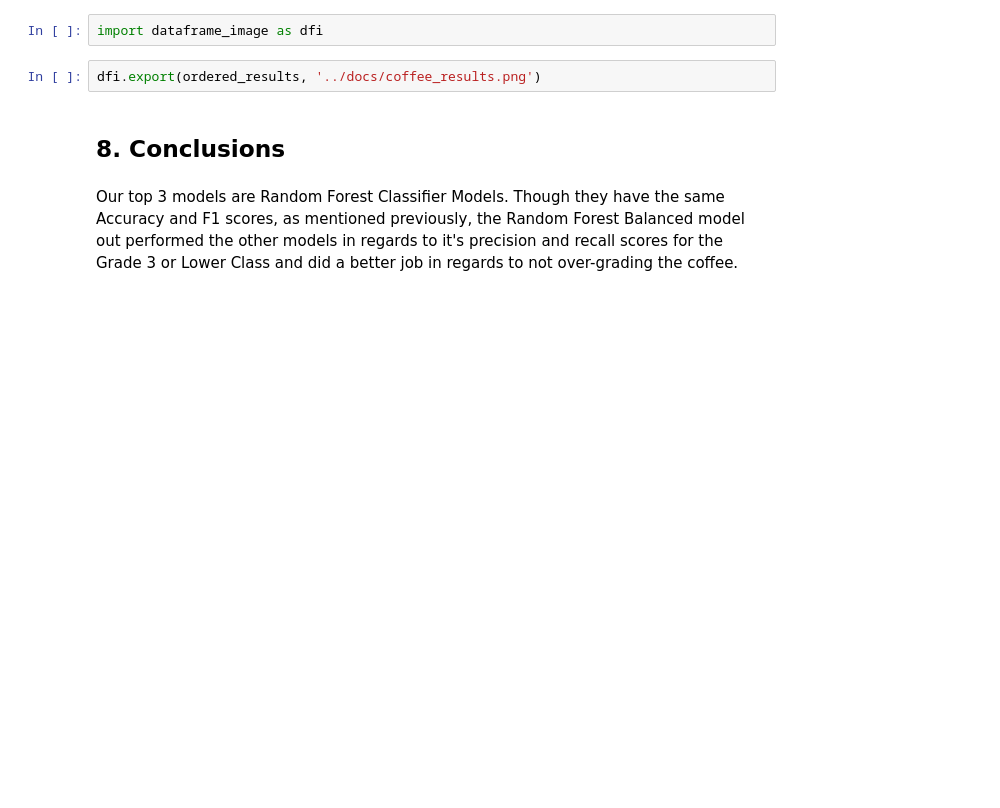
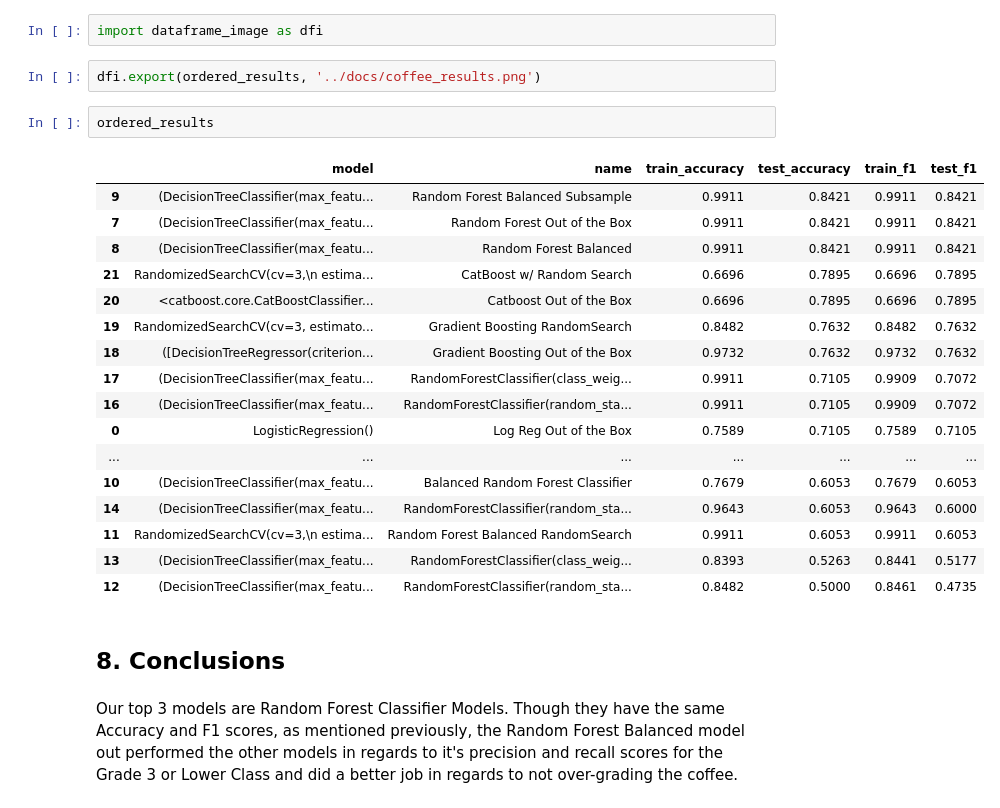
Before and after one commit to mroumelis/Springboard, a Jupyter notebook: PredictingCoffeeGrade/notebooks/Coffee_Modeling.ipynb, the cells around one changed output. Drawn from its saved outputs; the diff is of its cells as text; blank space fills up the shorter version.

```diff
--- a/PredictingCoffeeGrade/notebooks/Coffee_Modeling.ipynb
+++ b/PredictingCoffeeGrade/notebooks/Coffee_Modeling.ipynb
@@ -1229,6 +1229,26 @@ Note: you may need to restart the kernel to use updated packages.
 import dataframe_image as dfi
 # %%
 dfi.export(ordered_results, '../docs/coffee_results.png')
+# %%
+ordered_results
+# %% [output]
+|  | model | name | train_accuracy | test_accuracy | train_f1 | test_f1 |
+| 9 | (DecisionTreeClassifier(max_featu... | Random Forest Balanced Subsample | 0.9911 | 0.8421 | 0.9911 | 0.8421 |
+| 7 | (DecisionTreeClassifier(max_featu... | Random Forest Out of the Box | 0.9911 | 0.8421 | 0.9911 | 0.8421 |
+| 8 | (DecisionTreeClassifier(max_featu... | Random Forest Balanced | 0.9911 | 0.8421 | 0.9911 | 0.8421 |
+| 21 | RandomizedSearchCV(cv=3,\n estima... | CatBoost w/ Random Search | 0.6696 | 0.7895 | 0.6696 | 0.7895 |
+| 20 | <catboost.core.CatBoostClassifier... | Catboost Out of the Box | 0.6696 | 0.7895 | 0.6696 | 0.7895 |
+| 19 | RandomizedSearchCV(cv=3, estimato... | Gradient Boosting RandomSearch | 0.8482 | 0.7632 | 0.8482 | 0.7632 |
+| 18 | ([DecisionTreeRegressor(criterion... | Gradient Boosting Out of the Box | 0.9732 | 0.7632 | 0.9732 | 0.7632 |
+| 17 | (DecisionTreeClassifier(max_featu... | RandomForestClassifier(class_weig... | 0.9911 | 0.7105 | 0.9909 | 0.7072 |
+| 16 | (DecisionTreeClassifier(max_featu... | RandomForestClassifier(random_sta... | 0.9911 | 0.7105 | 0.9909 | 0.7072 |
+| 0 | LogisticRegression() | Log Reg Out of the Box | 0.7589 | 0.7105 | 0.7589 | 0.7105 |
+| ... | ... | ... | ... | ... | ... | ... |
+| 10 | (DecisionTreeClassifier(max_featu... | Balanced Random Forest Classifier | 0.7679 | 0.6053 | 0.7679 | 0.6053 |
+| 14 | (DecisionTreeClassifier(max_featu... | RandomForestClassifier(random_sta... | 0.9643 | 0.6053 | 0.9643 | 0.6000 |
+| 11 | RandomizedSearchCV(cv=3,\n estima... | Random Forest Balanced RandomSearch | 0.9911 | 0.6053 | 0.9911 | 0.6053 |
+| 13 | (DecisionTreeClassifier(max_featu... | RandomForestClassifier(class_weig... | 0.8393 | 0.5263 | 0.8441 | 0.5177 |
+| 12 | (DecisionTreeClassifier(max_featu... | RandomForestClassifier(random_sta... | 0.8482 | 0.5000 | 0.8461 | 0.4735 |
 # %% [markdown]
 <a class="anchor" id="conclusions"></a>
 
```
